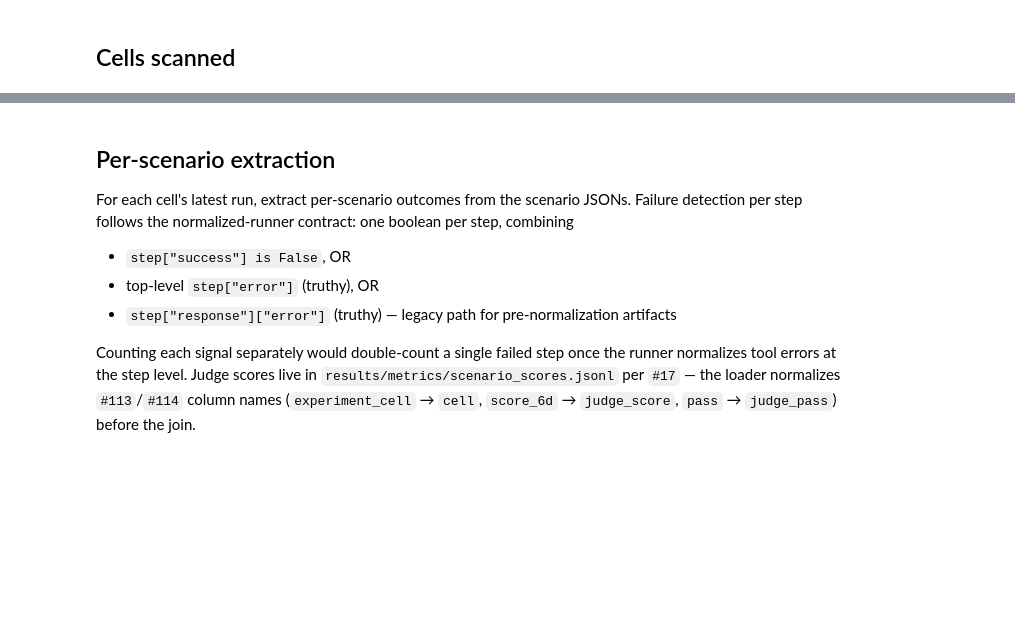
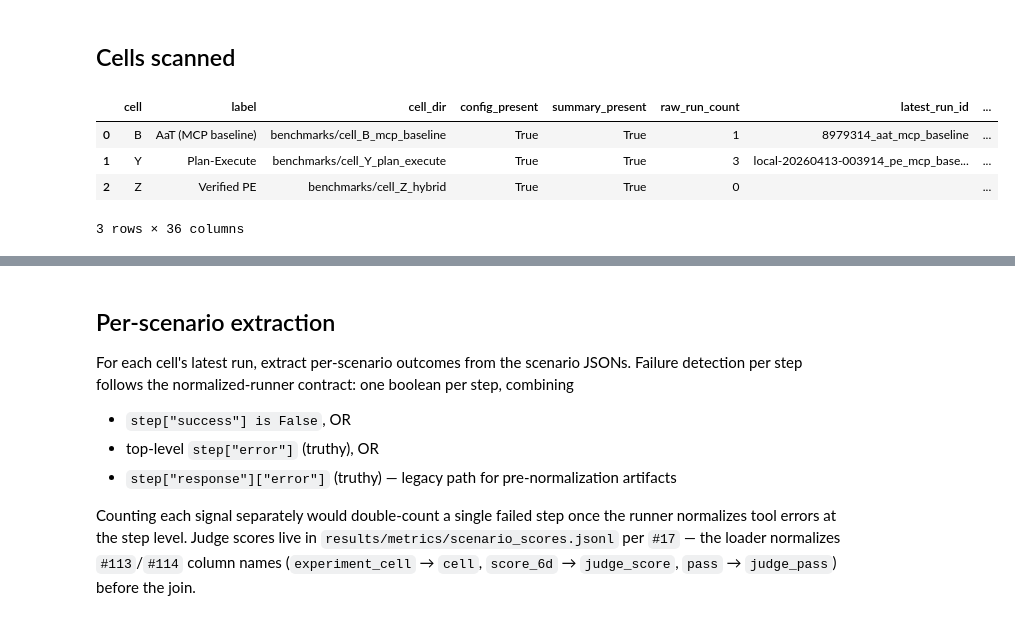
Before and after one commit to HPML6998-S26-Team13/hpml-assetopsbench-smart-grid-mcp, a Jupyter notebook: notebooks/03_orchestration_comparison.ipynb, the cells around one changed output, grey strips where cells are left out. Drawn from its saved outputs; the diff is of its cells as text; code cells hidden in the pictures; blank space fills up the shorter version.

```diff
--- a/notebooks/03_orchestration_comparison.ipynb
+++ b/notebooks/03_orchestration_comparison.ipynb
@@ -89,11 +153,37 @@ def _load_json(path: Path):
     except json.JSONDecodeError:
         return None
 
+def _load_jsonl(path: Path) -> tuple[list[dict], list[dict]]:
+    """Read a JSONL file. Returns (rows, parse_errors).
+
+    Each parse_error is `{"path": str(path), "line_number": int, "raw": str, "reason": str}`.
+    Caller decides loudness: cheap counts ignore errors, contract validators
+    surface them as explicit failing checks so corrupt artifacts cannot hide.
+    """
+    rows: list[dict] = []
+    errors: list[dict] = []
+    if path is None or not path.exists():
+        return rows, errors
+    with path.open() as handle:
+        for lineno, line in enumerate(handle, start=1):
+            stripped = line.strip()
+            if not stripped:
+                continue
+            try:
+                rows.append(json.loads(stripped))
+            except json.JSONDecodeError as exc:
+                errors.append({
+                    "path": str(path),
+                    "line_number": lineno,
+                    "raw": stripped[:200],
+                    "reason": str(exc),
+                })
+    return rows, errors
+
+
 def _count_jsonl_rows(path: Path) -> int:
-    if path is None or not path.exists():
-        return 0
-    with path.open() as handle:
-        return sum(1 for line in handle if line.strip())
+    rows, _ = _load_jsonl(path)
+    return len(rows)
 
 def _parse_iso_ts(ts: str | None):
     """Return a timezone-aware datetime from an ISO-8601 string, or None.
@@ -150,31 +240,37 @@ def _scenario_jsons(run_dir: Path):
     )
 
 def scan_cell(cell_spec: dict) -> dict:
     cell_dir = cell_spec["path"]
     raw_dir = cell_dir / "raw"
     run_dirs = sorted([p for p in raw_dir.iterdir() if p.is_dir()]) if raw_dir.exists() else []
     latest_run = _latest_run_dir(raw_dir)
 
     summary = _load_json(cell_dir / "summary.json")
     config = _load_json(cell_dir / "config.json")
     latencies_path = latest_run / "latencies.jsonl" if latest_run else None
     scenario_files = _scenario_jsons(latest_run) if latest_run else []
 
     row = {
         "cell": cell_spec["cell"],
         "label": cell_spec["label"],
         "cell_dir": str(cell_dir.relative_to(REPO_ROOT)),
         "config_present": (cell_dir / "config.json").exists(),
         "summary_present": (cell_dir / "summary.json").exists(),
         "raw_run_count": len(run_dirs),
         "latest_run_id": latest_run.name if latest_run else "",
         "latency_rows": _count_jsonl_rows(latencies_path) if latencies_path else 0,
         "scenario_json_count": len(scenario_files),
     }
     for field in SUMMARY_FIELDS:
         row[field] = summary.get(field) if summary else None
     return row
 
 availability_df = pd.DataFrame(scan_cell(spec) for spec in CELL_SPECS)
 availability_df
+# %% [output]
+|  | cell | label | cell_dir | config_present | summary_present | raw_run_count | latest_run_id | ... |
+| 0 | B | AaT (MCP baseline) | benchmarks/cell_B_mcp_baseline | True | True | 1 | 8979314_aat_mcp_baseline | ... |
+| 1 | Y | Plan-Execute | benchmarks/cell_Y_plan_execute | True | True | 3 | local-20260413-003914_pe_mcp_base... | ... |
+| 2 | Z | Verified PE | benchmarks/cell_Z_hybrid | True | True | 0 |  | ... |
+3 rows × 36 columns
 # %%
```
Also changed, not shown: parts of 14 cells of this notebook, 14 other files.
